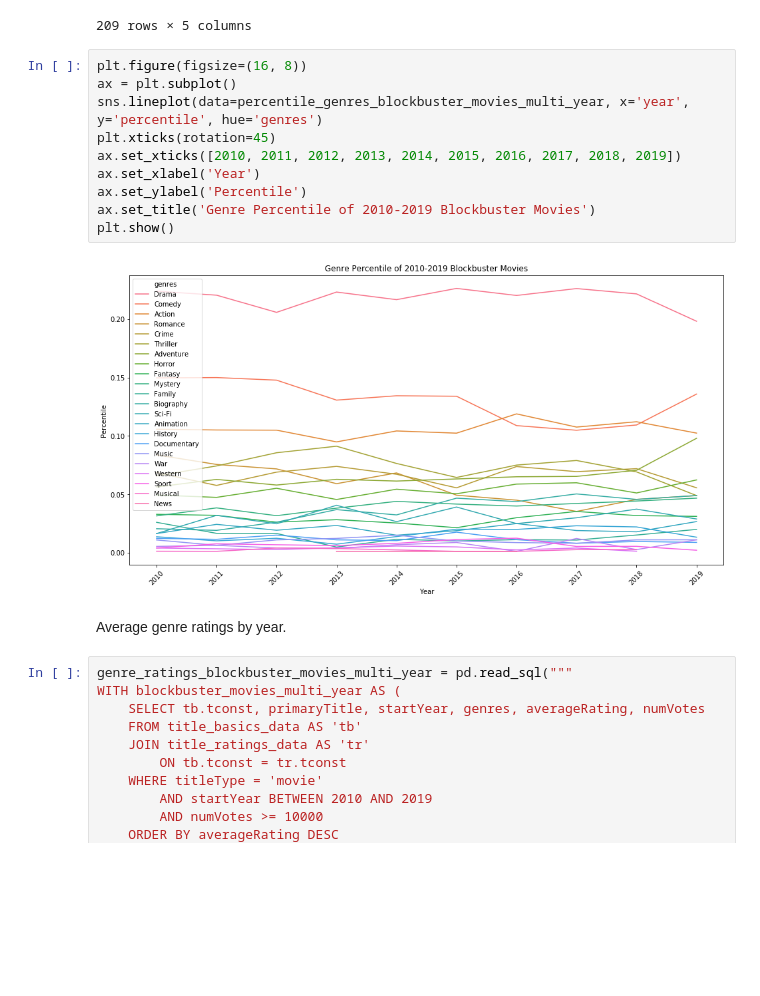
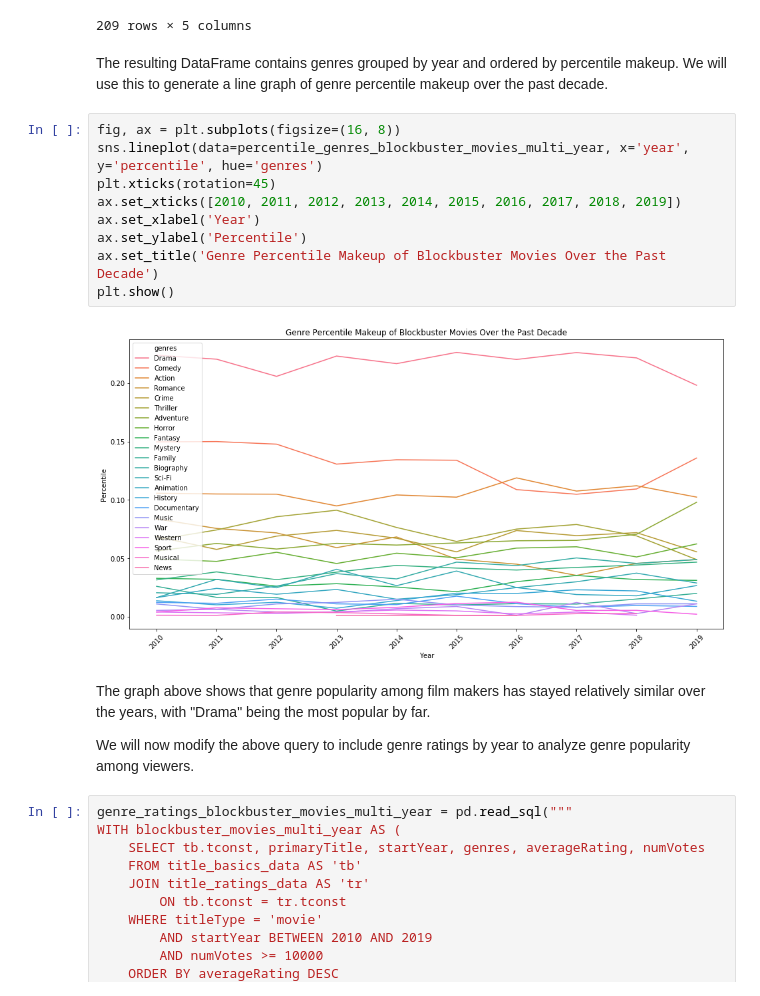
Before and after one commit to kaichang1/IMDb-SQL, a Jupyter notebook: IMDb.ipynb, the cells around one changed output. Drawn from its saved outputs; the diff is of its cells as text; blank space fills up the shorter version.

```diff
--- a/IMDb.ipynb
+++ b/IMDb.ipynb
@@ -787,20 +583,23 @@ percentile_genres_blockbuster_movies_multi_year
 | 207 | 2019 | Documentary | 4 | 449 | 0.008909 |
 | 208 | 2019 | Sport | 1 | 449 | 0.002227 |
 209 rows × 5 columns
+# %% [markdown]
+The resulting DataFrame contains genres grouped by year and ordered by percentile makeup. We will use this to generate a line graph of genre percentile makeup over the past decade.
 # %%
-plt.figure(figsize=(16, 8))
-ax = plt.subplot()
+fig, ax = plt.subplots(figsize=(16, 8))
 sns.lineplot(data=percentile_genres_blockbuster_movies_multi_year, x='year', y='percentile', hue='genres')
 plt.xticks(rotation=45)
 ax.set_xticks([2010, 2011, 2012, 2013, 2014, 2015, 2016, 2017, 2018, 2019])
 ax.set_xlabel('Year')
 ax.set_ylabel('Percentile')
-ax.set_title('Genre Percentile of 2010-2019 Blockbuster Movies')
+ax.set_title('Genre Percentile Makeup of Blockbuster Movies Over the Past Decade')
 plt.show()
 # %% [output]
-[figure, old version]
+[figure, new version]
-# %% [markdown]
-Average genre ratings by year.
+# %% [markdown]
+The graph above shows that genre popularity among film makers has stayed relatively similar over the years, with "Drama" being the most popular by far.
+
+We will now modify the above query to include genre ratings by year to analyze genre popularity among viewers.
 # %%
 genre_ratings_blockbuster_movies_multi_year = pd.read_sql("""
 WITH blockbuster_movies_multi_year AS (
```
Also changed, not shown: parts of 53 cells of this notebook.
